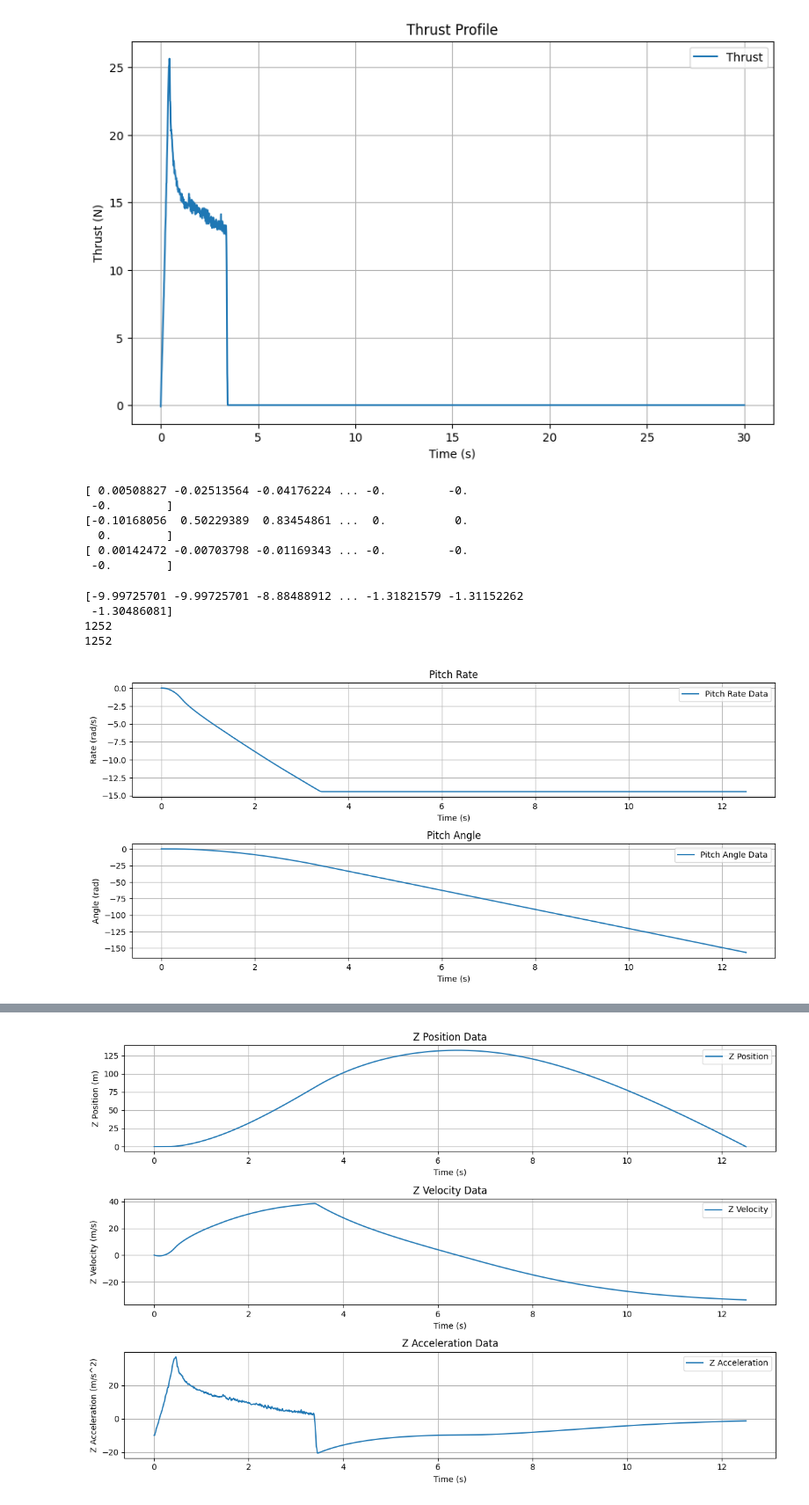
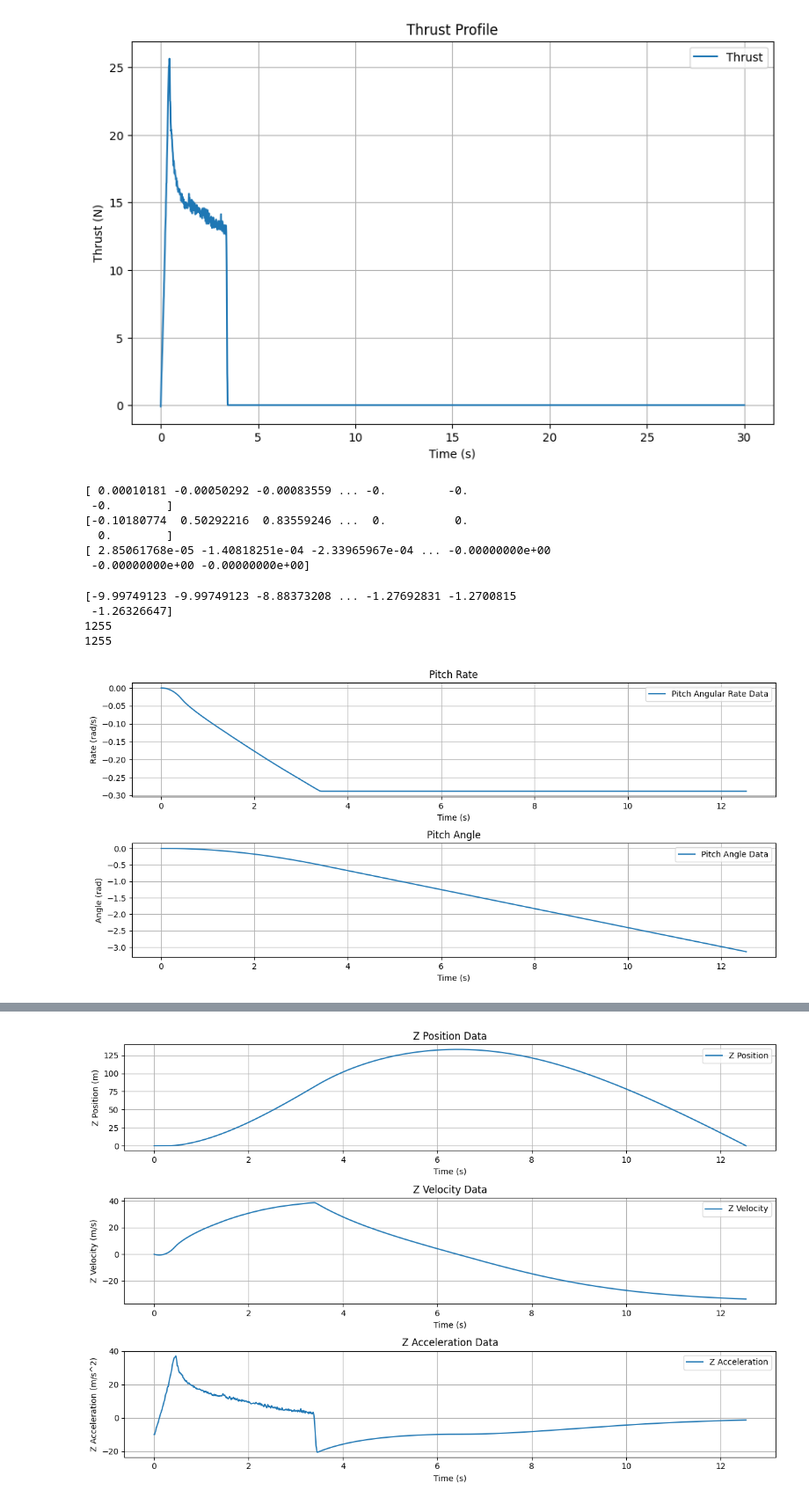
Before and after one commit to namberino/tvc-rocket-sim, a Jupyter notebook: sim.ipynb, the cells around one changed output, grey strips where cells are left out. Shown: that part at 88% size. Saved outputs shown, nothing was run; the diff lists cells and outputs as text; code cells hidden in the pictures.

```diff
--- a/sim.ipynb
+++ b/sim.ipynb
@@ -1,11 +1,15 @@
 # %%
 import numpy as np
 import matplotlib.pyplot as plt
+# %%
+def calc_air_density(altitude, rho0=1.225, scale_height=8500):
+    # calculate air density as a function of altitude
+    return rho0 * np.exp(-altitude / scale_height)
 # %%
 def three_dof_body_axes(Fx, Fz, My,
                         u0=0.0, w0=0.0, theta0=0.0, q0=0.0, pos0=[0.0, 0.0],
                         mass=0, inertia=0.0,
-                        Cd=0.75, A=0.01, rho=1.225,
+                        Cd=0.75, A=0.01, rho0=1.225, scale_height=8500,
                         g=9.81, dt=0.01, duration=10):
     # ensure pos0 is a float array
     pos = np.array(pos0, dtype=float)
@@ -28,12 +32,14 @@ def three_dof_body_axes(Fx, Fz, My,
     pos_list = [pos.copy()]
     velocity_list = [vel.copy()]
     acceleration_list = [np.array([ax, az])]
+    density_list = [calc_air_density(pos[1], rho0, scale_height)]
 
     # time integration using Euler's method
     for t in np.arange(0, duration + dt, dt):  # start at 0 and end at 'duration'
         # calculate air drag force
         v_rocket = np.linalg.norm(vel)
-        Fd = 1/2 * rho * v_rocket**2 * Cd * A
+        current_rho = calc_air_density(pos[1], rho0, scale_height)
+        Fd = 1/2 * current_rho * v_rocket**2 * Cd * A
         Fd_x = Fd * (u / v_rocket) if v_rocket != 0 else 0
         Fd_z = Fd * (w / v_rocket) if v_rocket != 0 else 0
 
@@ -65,6 +71,7 @@ def three_dof_body_axes(Fx, Fz, My,
         pos_list.append(pos.copy())
         velocity_list.append(vel.copy())
         acceleration_list.append(np.array([ax, az]))
+        density_list.append(current_rho)
 
         # stop if the rocket returns to ground level
         if pos[1] <= 0 and t > 2:  # allow some time for launch
@@ -76,7 +83,8 @@ def three_dof_body_axes(Fx, Fz, My,
         'dqdt' : np.array(dqdt_list),
         'pos' : np.array(pos_list),
         'velocity' : np.array(velocity_list),
-        'acceleration' : np.array(acceleration_list)
+        'acceleration' : np.array(acceleration_list),
+        'air_density' : np.array(density_list)
     }
 # %%
 def generate_thrust_profile(duration, thrust_duration, peak_thrust, dt=0.01):
@@ -100,7 +108,8 @@ def generate_thrust_profile(duration, thrust_duration, peak_thrust, dt=0.01):
 # parameters
 Cd = 0.75 # air drag coefficient
 A = 0.009 # reference area (m^2)
-rho = 1.225 # air density (kg/m^3)
+rho0 = 1.225 # air density (kg/m^3)
+scale_height = 8500 # m (altitude where atmospheric pressure decreases by a factor of e)
 mass = 0.543 # kg
 inertia = 0.048 # kg*m^2
 g = 9.81 # m/s^2
@@ -109,7 +118,7 @@ thrust_duration = 3.5 # s
 simulation_duration = 30 # s
 dt = 0.01 # time step
 moment_arm = 0.28 # meters
-gimbal_angle = -0.05 # radian
+gimbal_angle = -0.001 # radian
 # %%
 # initial conditions
 u0 = 0.0 # initial velocity in x (body axis)
@@ -157,18 +166,18 @@ print(Fx)
 print(Fz)
 print(My)
 # %% [output]
-[ 0.00508827 -0.02513564 -0.04176224 ... -0.         -0.
+[ 0.00010181 -0.00050292 -0.00083559 ... -0.         -0.
  -0.        ]
-[-0.10168056  0.50229389  0.83454861 ...  0.          0.
+[-0.10180774  0.50292216  0.83559246 ...  0.          0.
   0.        ]
-[ 0.00142472 -0.00703798 -0.01169343 ... -0.         -0.
- -0.        ]
+[ 2.85061768e-05 -1.40818251e-04 -2.33965967e-04 ... -0.00000000e+00
+ -0.00000000e+00 -0.00000000e+00]
 # %%
 # simulation
 results = three_dof_body_axes(Fx, Fz, My,
                               u0, w0, theta0, q0, pos0,
                               mass, inertia,
-                              Cd, A, rho,
+                              Cd, A, rho0, scale_height,
                               g, dt, simulation_duration)
 
 time = np.arange(0, len(results['pos']) * dt, dt)
@@ -177,35 +186,37 @@ q = results['q']
 pos = results['pos']
 velocity = results['velocity']
 acceleration = results['acceleration']
+air_density = results['air_density']
 
 print(acceleration[:, 1])
 print(len(time))
 print(len(pos))
 # %% [output]
-[-9.99725701 -9.99725701 -8.88488912 ... -1.31821579 -1.31152262
- -1.30486081]
-1252
-1252
+[-9.99749123 -9.99749123 -8.88373208 ... -1.27692831 -1.2700815
+ -1.26326647]
+1255
+1255
 # %%
+# plot data (pitch angle data)
 plt.figure(figsize=(12, 8))
 
 plt.subplot(3, 1, 1)
-plt.plot(time, q, label='Pitch Rate Data')
+plt.plot(time, q, label='Pitch Angular Rate Data')
 plt.xlabel('Time (s)')
 plt.ylabel('Rate (rad/s)')
 plt.title('Pitch Rate')
 plt.legend()
 plt.grid()
 
 plt.subplot(3, 1, 2)
 plt.plot(time, theta, label='Pitch Angle Data')
 plt.xlabel('Time (s)')
 plt.ylabel('Angle (rad)')
 plt.title('Pitch Angle')
 plt.legend()
 plt.grid()
 
 plt.tight_layout()
 plt.show()
 # %% [output]
-[figure, old version]
+[figure, new version]
```
Also changed, not shown: parts of 3 cells of this notebook.
